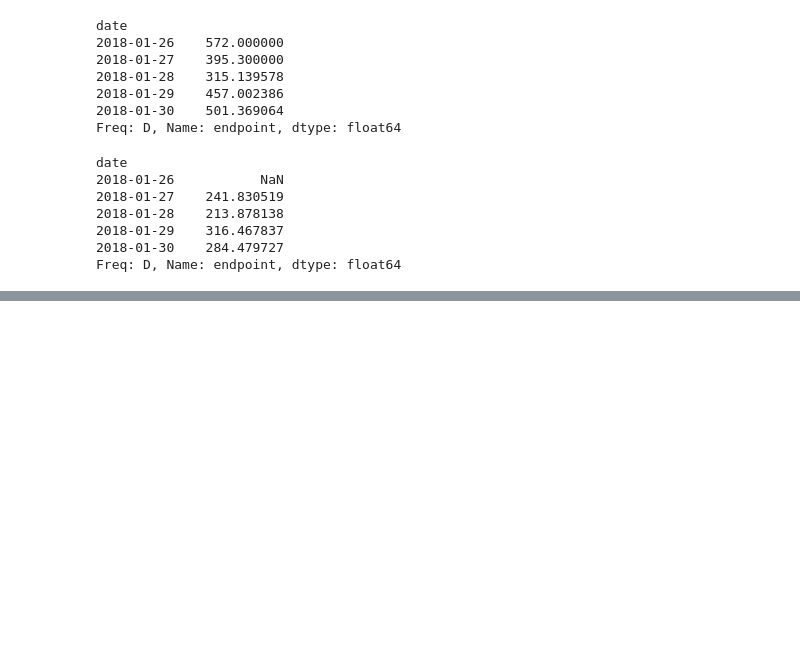
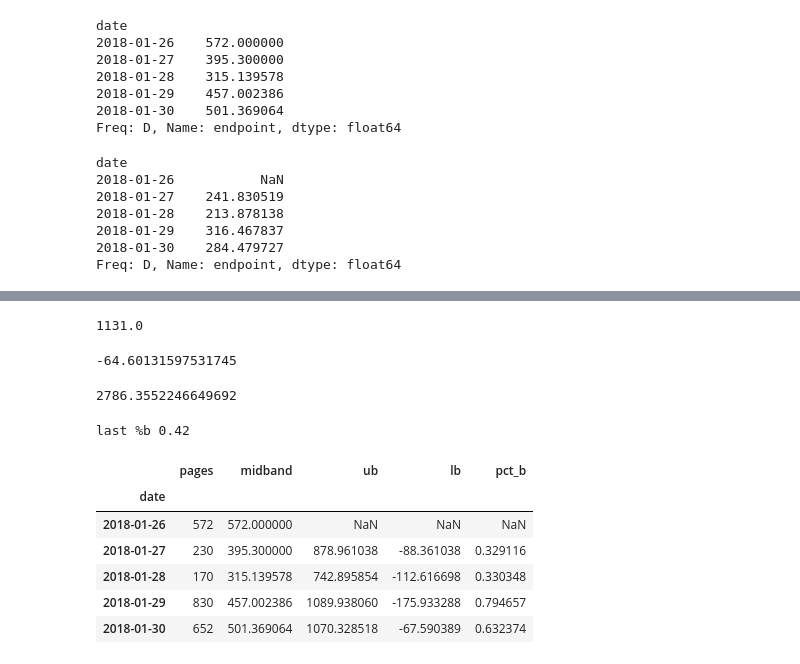
Before and after one commit to Sam-keeler/anomaly-detection-exercises, a Jupyter notebook: TSAD.ipynb, the cells around one changed output, grey strips where cells are left out. Drawn from its saved outputs; the diff is of its cells as text; code cells hidden in the pictures; blank space fills up the shorter version.

```diff
--- a/TSAD.ipynb
+++ b/TSAD.ipynb
@@ -236,0 +243,41 @@ plt.show()
+# %%
+# Getting the last measure
+
+last_measure = pages.iloc[-1].pages
+last_measure
+# %% [output]
+1131.0
+# %%
+# Getting the lower band value
+
+last_lb = pages.iloc[-1].lb
+last_lb
+# %% [output]
+-64.60131597531745
+# %%
+# Getting the upper band value
+
+last_ub = pages.iloc[-1].ub
+last_ub
+# %% [output]
+2786.3552246649692
+# %%
+# Compute %b
+
+last_pct_b = (last_measure - last_lb)/(last_ub - last_lb)
+print('last %b', round(last_pct_b, 2))
+# %% [output]
+last %b 0.42
+# %%
+# Adding a column to calculate %b at each point in time
+
+pages['pct_b'] = (pages['pages'] - pages['lb'])/(pages['ub'] - pages['lb'])
+pages.head()
+# %% [output]
+|  | pages | midband | ub | lb | pct_b |
+| date |  |  |  |  |  |
+| 2018-01-26 | 572 | 572.000000 | NaN | NaN | NaN |
+| 2018-01-27 | 230 | 395.300000 | 878.961038 | -88.361038 | 0.329116 |
+| 2018-01-28 | 170 | 315.139578 | 742.895854 | -112.616698 | 0.330348 |
+| 2018-01-29 | 830 | 457.002386 | 1089.938060 | -175.933288 | 0.794657 |
+| 2018-01-30 | 652 | 501.369064 | 1070.328518 | -67.590389 | 0.632374 |
```
Also changed, not shown: parts of 6 cells of this notebook.
